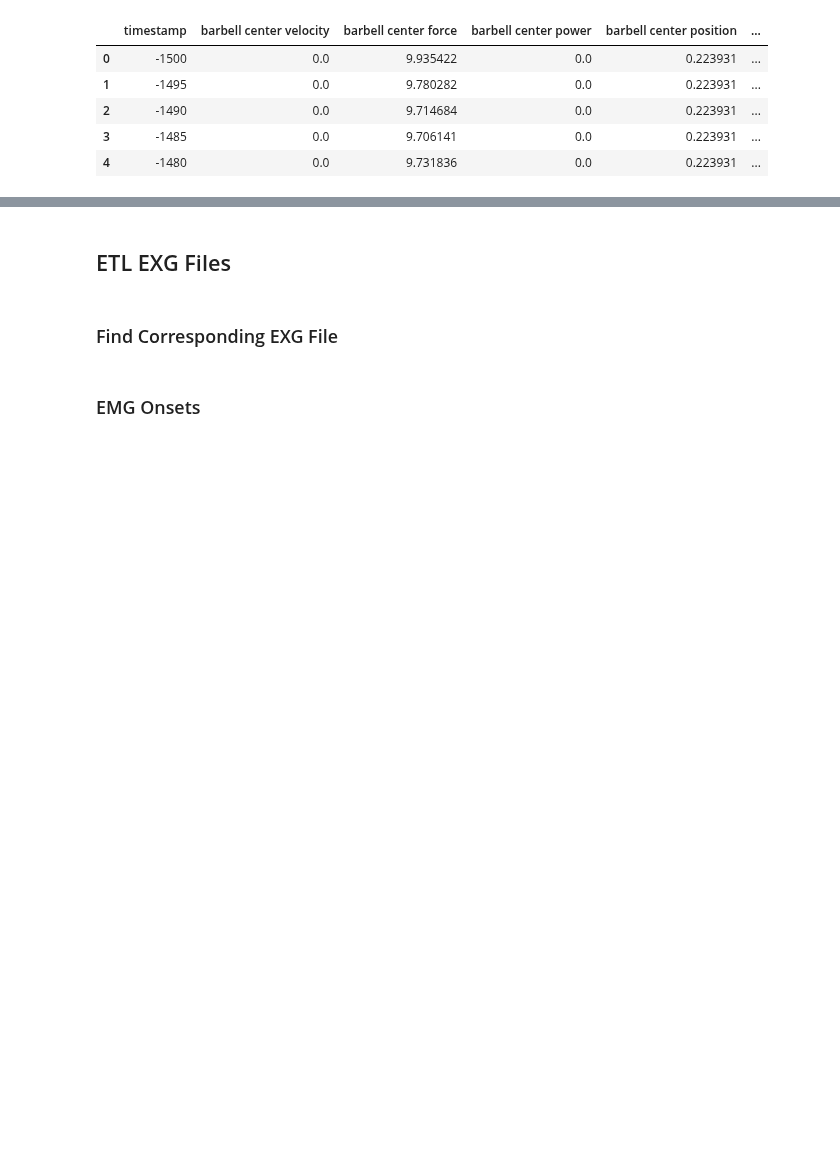
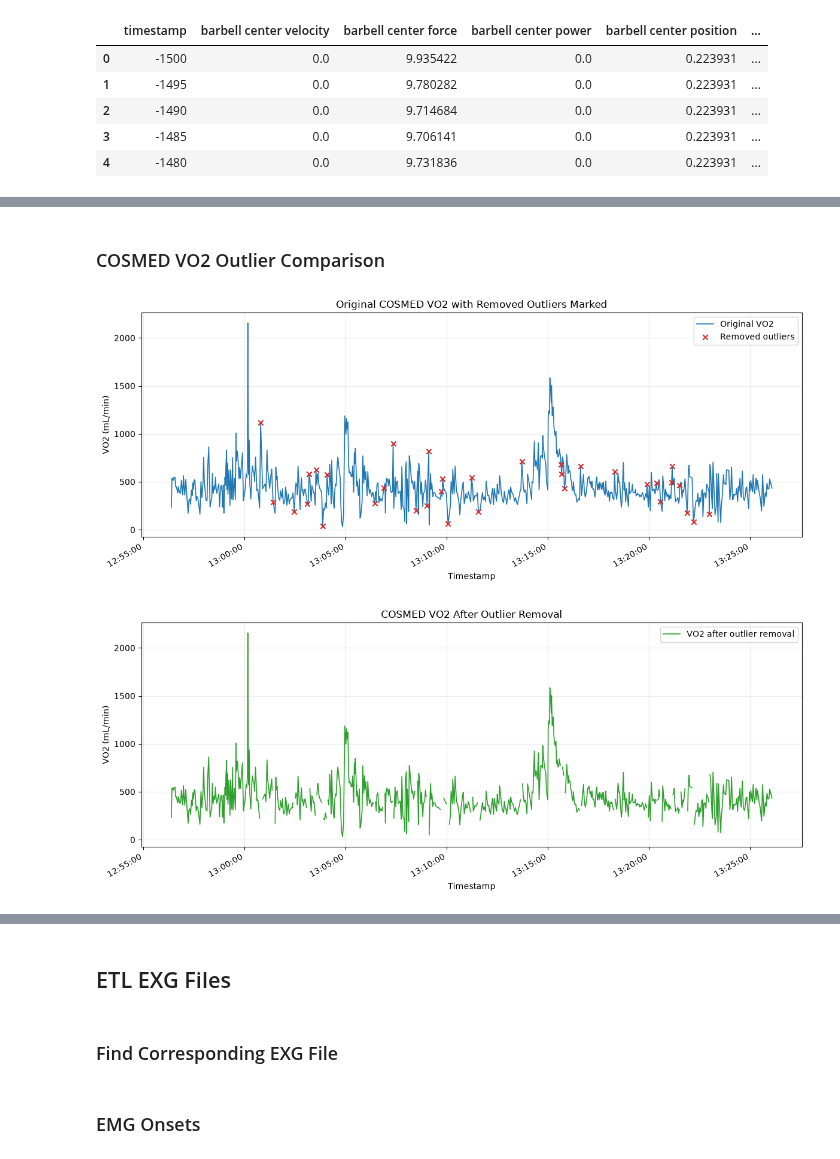
Before and after one commit to n7-sehgalr/wearable-mlee, a Jupyter notebook: notebooks/groundtruth.ipynb, the cells around one changed output, grey strips where cells are left out. Drawn from its saved outputs; the diff is of its cells as text; code cells hidden in the pictures; blank space fills up the shorter version.

```diff
--- a/notebooks/groundtruth.ipynb
+++ b/notebooks/groundtruth.ipynb
@@ -680,3 +755,14 @@ plt.show()
+# %% [markdown]
+### COSMED VO2 Outlier Comparison
+# %%
+plot_cosmed_vo2_comparison(
+    df_cosmed,
+    df_cosmed_clean,
+    cosmed_outlier_masks["VO2[mL/min]"],
+)
+# %% [output]
+[figure, added]
+[figure, added]
 # %%
 df_lpt.dtypes
 # %% [output]
```
Also changed, not shown: parts of 16 cells of this notebook.
